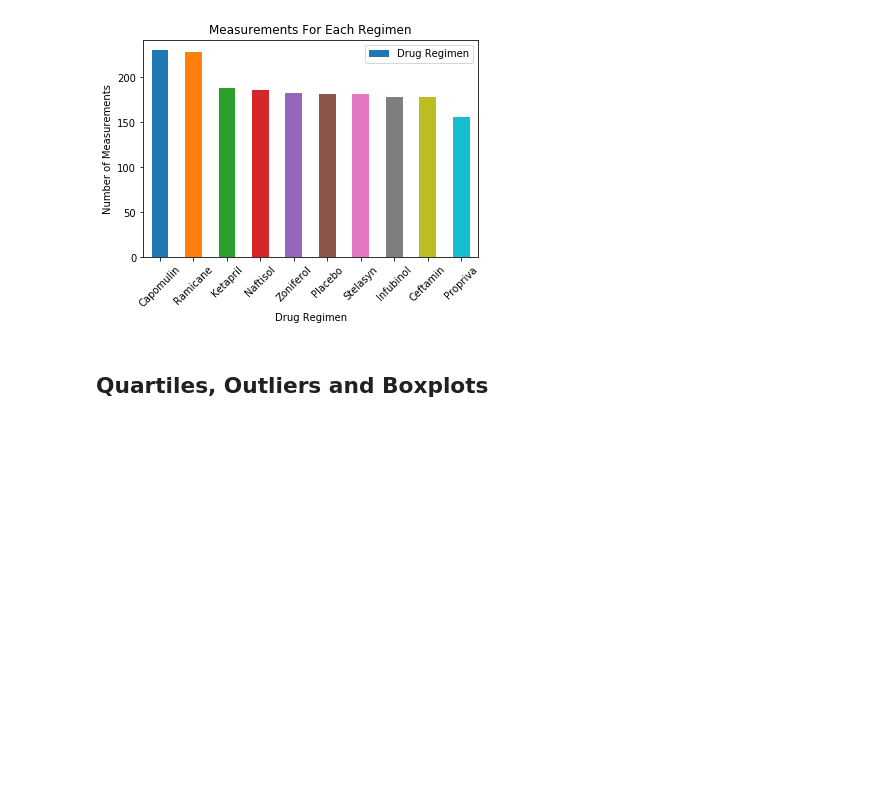
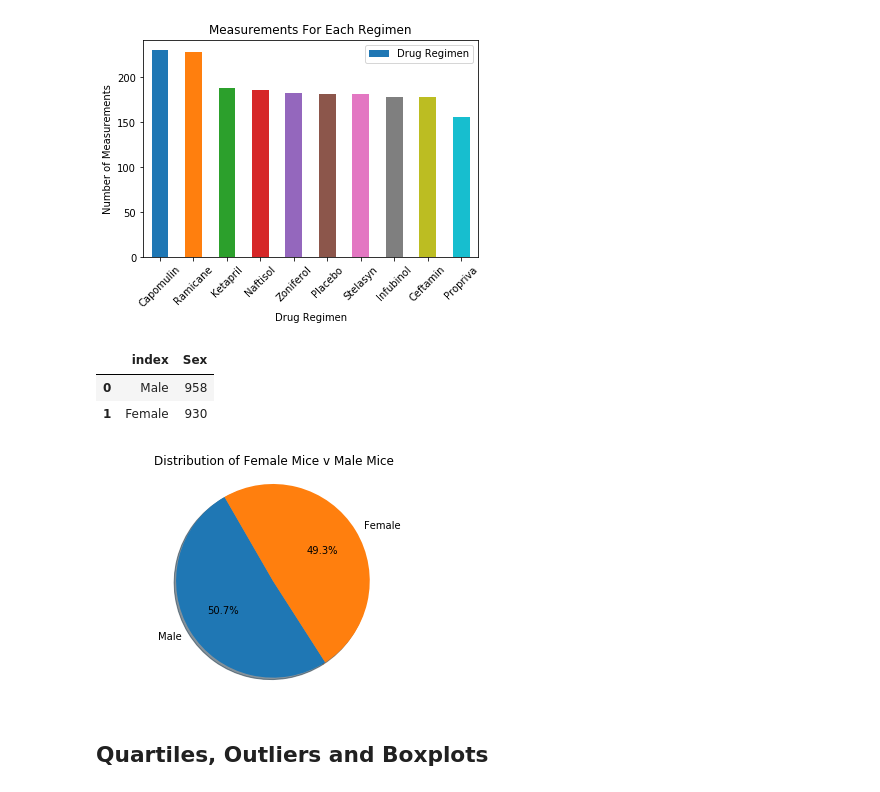
Before and after one commit to priyamittal96/matplotlib-challenge, a Jupyter notebook: pymaceuticals_starter.ipynb, the cells around one changed output. Saved outputs shown, nothing was run; the diff lists cells and outputs as text; code cells hidden in the pictures; blank space fills up the shorter version.

Commit message:
Distribution of female v male mice pie chart

```diff
--- a/pymaceuticals_starter.ipynb
+++ b/pymaceuticals_starter.ipynb
@@ -126,8 +126,20 @@ plt.show()
 [figure]
 # %%
 # Generate a pie plot showing the distribution of female versus male mice using pandas
+distribution_df = pd.DataFrame(cleaned_df["Sex"].value_counts()).reset_index()
+distribution_df
+# %% [output]
+|  | index | Sex |
+| 0 | Male | 958 |
+| 1 | Female | 930 |
 # %%
 # Generate a pie plot showing the distribution of female versus male mice using pyplot
+plt.pie(distribution_df["Sex"], labels = distribution_df["index"],shadow = True,autopct="%1.1f%%",startangle = 120)
+plt.title("Distribution of Female Mice v Male Mice")
+plt.axis("equal")
+plt.show()
+# %% [output]
+[figure, added]
 # %% [markdown]
 ## Quartiles, Outliers and Boxplots
 # %%
```
